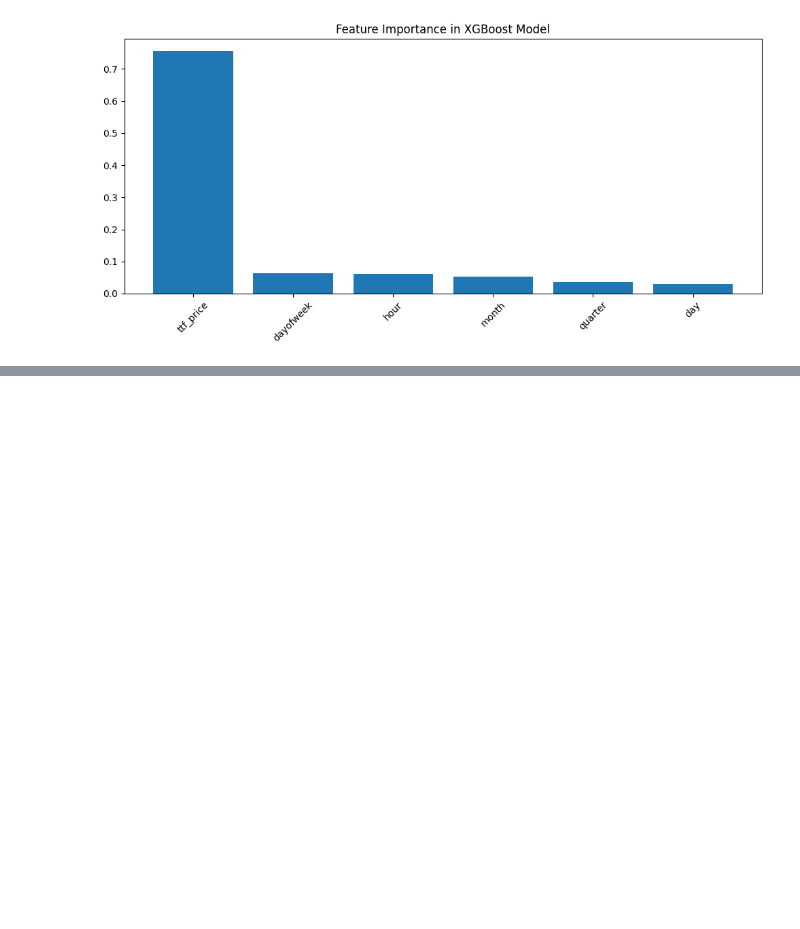
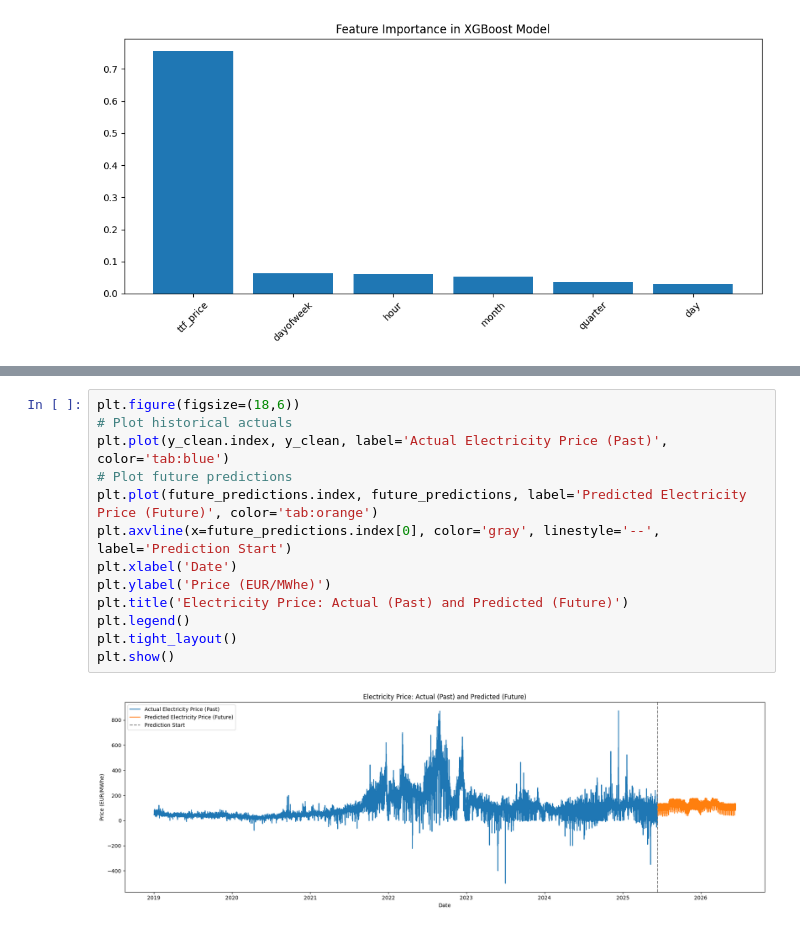
Before and after one commit to amir4466/HoSt_x_Saxion_Predictive_Model, a Jupyter notebook: Code/Electricity_Price_Prediction_Model_XGBOOST.ipynb, the cells around one changed output, grey strips where cells are left out. Cells and saved outputs as stored; diff of their text form; blank space fills up the shorter version.

```diff
--- a/Code/Electricity_Price_Prediction_Model_XGBOOST.ipynb
+++ b/Code/Electricity_Price_Prediction_Model_XGBOOST.ipynb
@@ -271,0 +197,15 @@ KeyError: "[Timestamp('2025-06-12 21:00:00')] not in index"
+# %%
+plt.figure(figsize=(18,6))
+# Plot historical actuals
+plt.plot(y_clean.index, y_clean, label='Actual Electricity Price (Past)', color='tab:blue')
+# Plot future predictions
+plt.plot(future_predictions.index, future_predictions, label='Predicted Electricity Price (Future)', color='tab:orange')
+plt.axvline(x=future_predictions.index[0], color='gray', linestyle='--', label='Prediction Start')
+plt.xlabel('Date')
+plt.ylabel('Price (EUR/MWhe)')
+plt.title('Electricity Price: Actual (Past) and Predicted (Future)')
+plt.legend()
+plt.tight_layout()
+plt.show()
+# %% [output]
+[figure, added]
```
Also changed, not shown: parts of 5 cells of this notebook, 3 other files.
